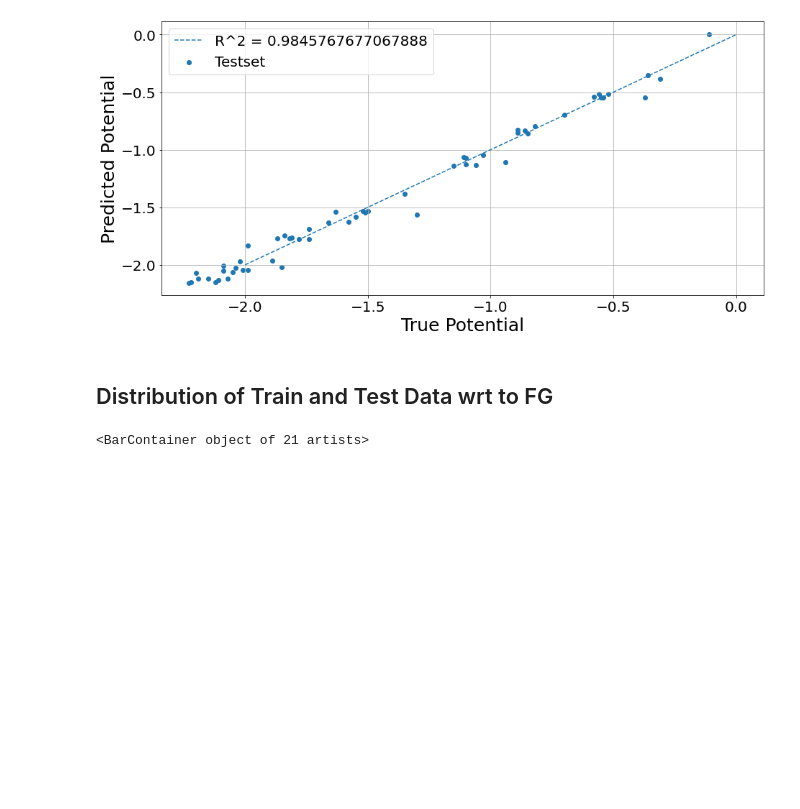
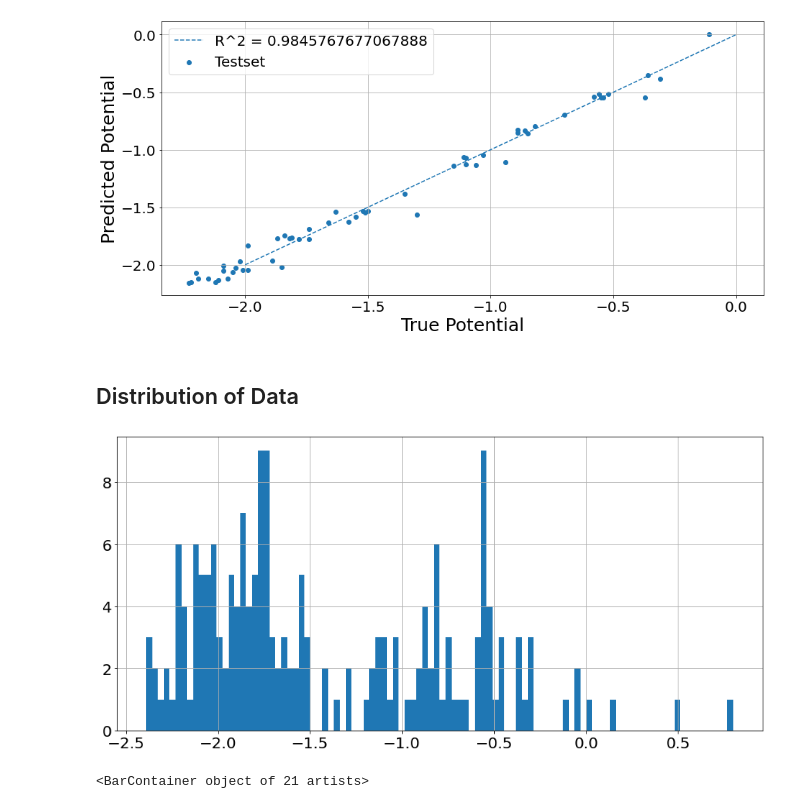
Before and after one commit to siddharth-ncl-work/miscellaneous, a Jupyter notebook: machine_learning_project_ideas/1/model_training.ipynb, the cells around one changed output. Saved outputs shown, nothing was run; the diff lists cells and outputs as text; code cells hidden in the pictures; blank space fills up the shorter version.

```diff
--- a/machine_learning_project_ideas/1/model_training.ipynb
+++ b/machine_learning_project_ideas/1/model_training.ipynb
@@ -897,7 +901,11 @@ R^2 = 0.9845767677067888
 <matplotlib.legend.Legend at 0x...>
 [figure]
 # %% [markdown]
-## Distribution of Train and Test Data wrt to FG
+## Distribution of Data
+# %%
+plt.hist(data['Redox Potential'],bins=100);
+# %% [output]
+[figure, added]
 # %%
 #seed=200
 fg_dist=data['FG_name'].value_counts()
```
Also changed, not shown: parts of 29 cells of this notebook, 1 other file.
